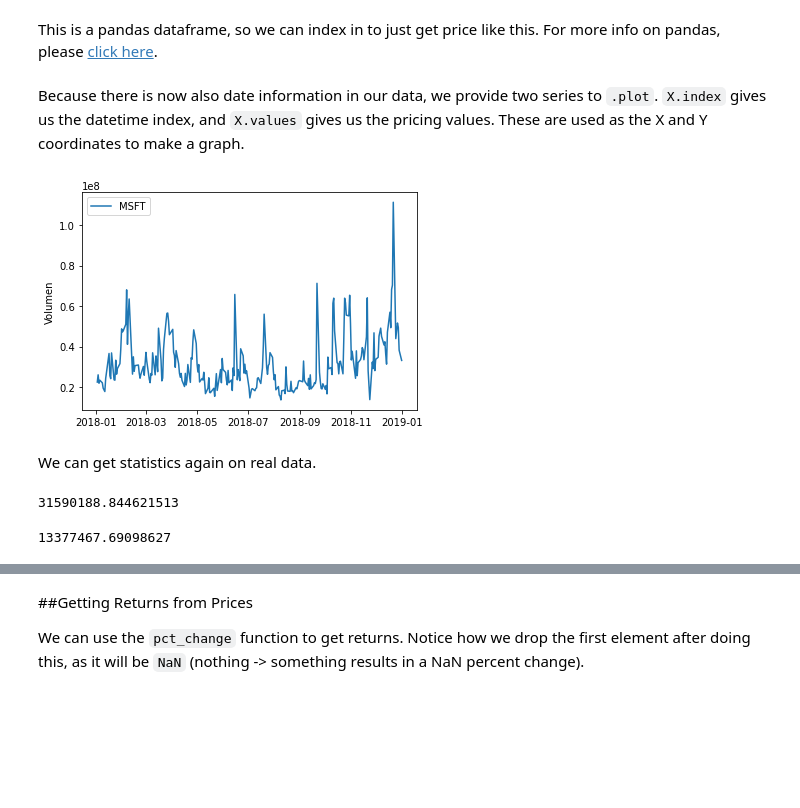
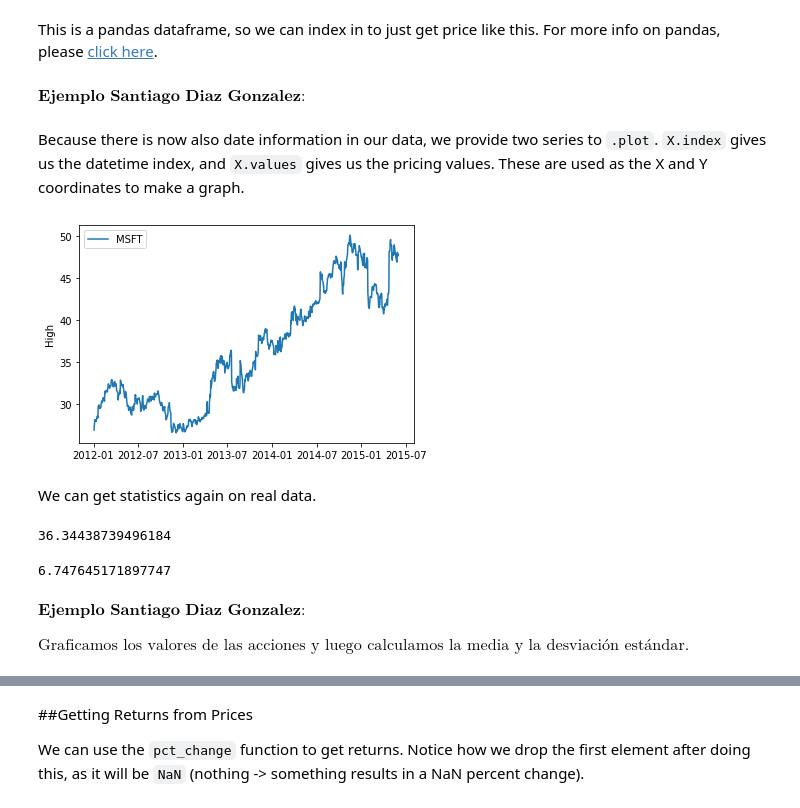
Before and after one commit to sdiazgo/AlgorithmsUN2021I, a Jupyter notebook: Lab1/sdiazgolecture1.ipynb, the cells around one changed output, grey strips where cells are left out. Drawn from its saved outputs; the diff is of its cells as text; code cells hidden in the pictures; blank space fills up the shorter version.

```diff
--- a/Lab1/sdiazgolecture1.ipynb
+++ b/Lab1/sdiazgolecture1.ipynb
@@ -137,5 +221,4 @@ npsdg.std(X)
 
 Randomly sampled data can be great for testing ideas, but let's get some real data. We can use `get_pricing` to do that. You can use the `?` syntax as discussed above to get more information on `get_pricing`'s arguments.
 # %%
-datos = pdrsdg.get_data_yahoo('MSFT', start= datetime.datetime(2018,1,1), end= datetime.datetime(2019,1,1))
-datos
+data = pdrsdg.get_data_yahoo('MSFT', start= datetime.datetime(2012,1,1), end= datetime.datetime(2015,6,1))
@@ -179,0 +269,4 @@ X = datos['Volume']
+# %%
+X = data['High']
+# %% [markdown]
+$\textbf{Ejemplo Santiago Diaz Gonzalez:}$
@@ -180,18 +275,22 @@ X = datos['Volume']
 # %% [markdown]
 Because there is now also date information in our data, we provide two series to `.plot`. `X.index` gives us the datetime index, and `X.values` gives us the pricing values. These are used as the X and Y coordinates to make a graph.
 # %%
-pltsdg.plot(X.index, X.values)
-pltsdg.ylabel('Volumen')
-pltsdg.legend(['MSFT']);
+pltsd.plot(X.index, X.values)
+pltsd.ylabel('High')
+pltsd.legend(['MSFT']);
 # %% [output]
-[figure, old version]
+[figure, new version]
 # %% [markdown]
 We can get statistics again on real data.
 # %%
-npsdg.mean(X)
+npsd.mean(X)
 # %% [output]
-31590188.844621513
+36.34438739496184
 # %%
-npsdg.std(X)
+npsd.std(X)
 # %% [output]
-13377467.69098627
+6.747645171897747
+# %% [markdown]
+$\textbf{Ejemplo Santiago Diaz Gonzalez:}$
+
+$\textrm{Graficamos los valores de las acciones y luego calculamos la media y la desviación estándar.}$
```
Also changed, not shown: parts of 67 cells of this notebook, 12 other files.
